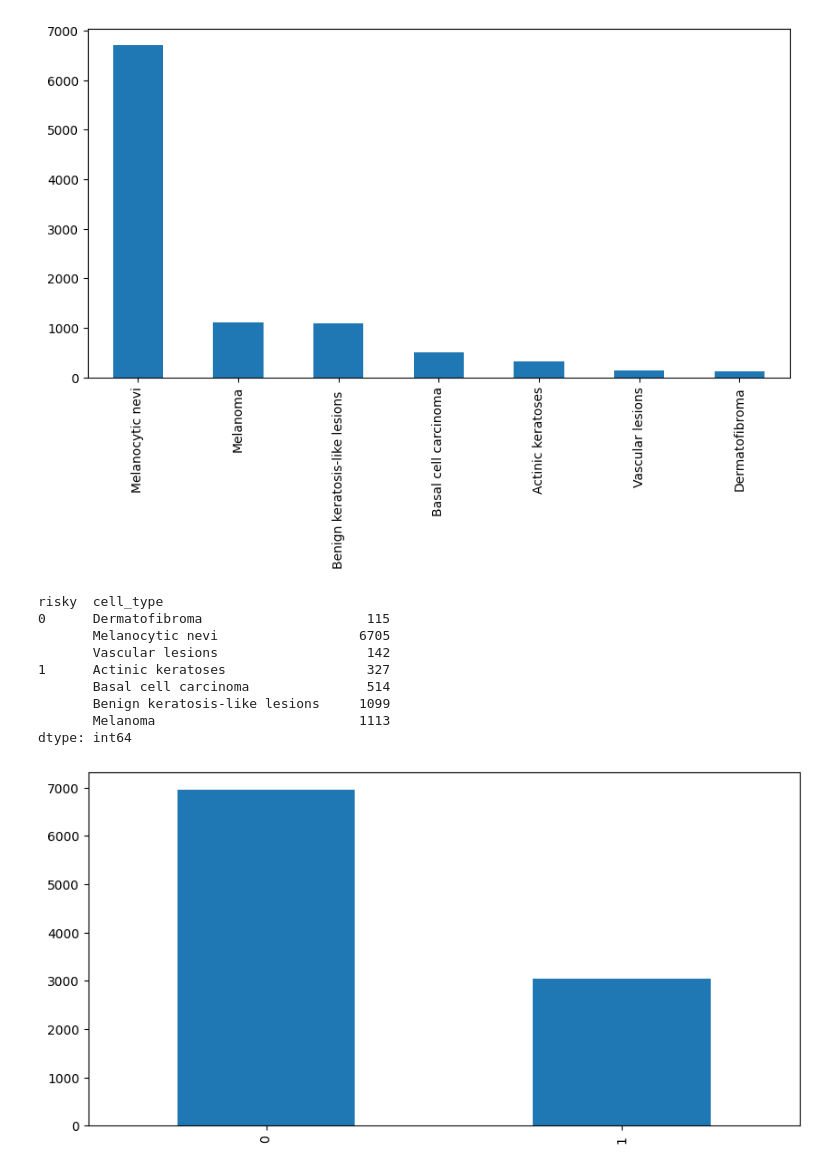
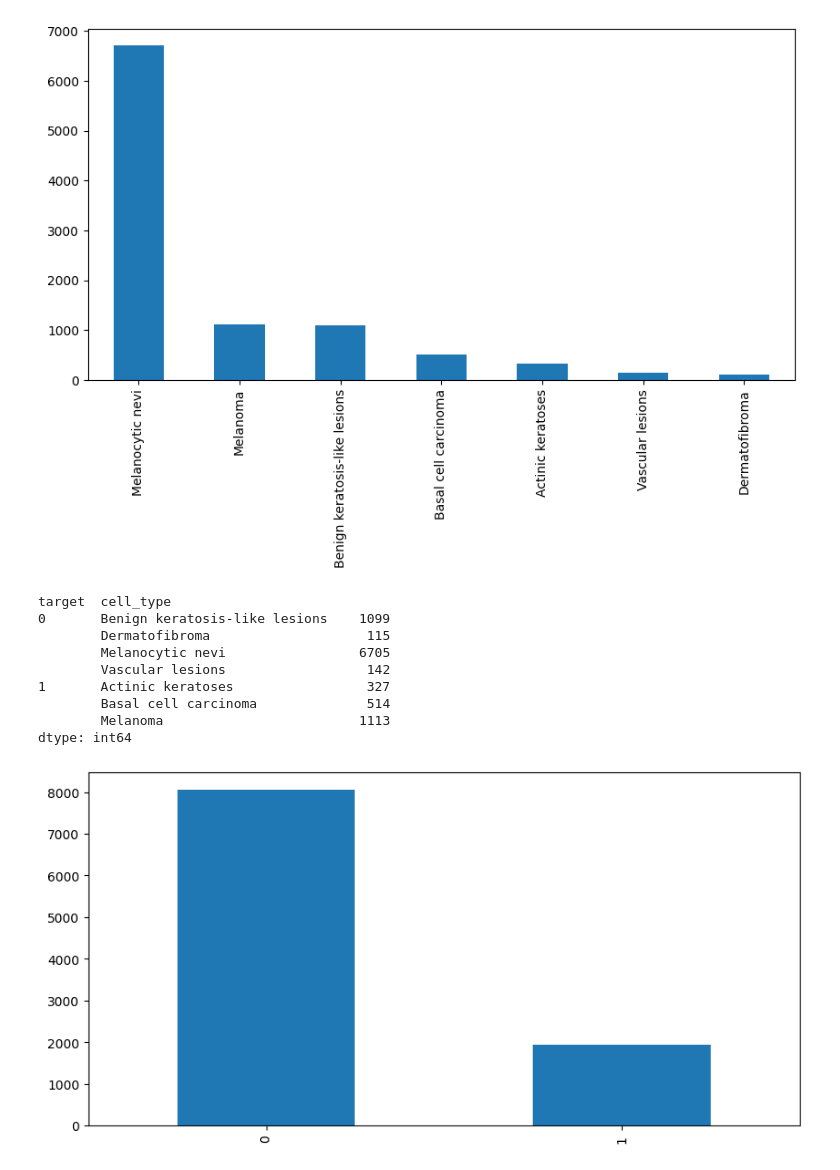
Before and after one commit to samuelfooks/Skin_Cancer_Detection, a Jupyter notebook: image_processing.ipynb, the cells around one changed output. Drawn from its saved outputs; the diff is of its cells as text; code cells hidden in the pictures.

```diff
--- a/image_processing.ipynb
+++ b/image_processing.ipynb
@@ -58,23 +58,23 @@ skin_df['cell_type'].value_counts().plot(kind='bar', ax=ax1)
 [figure]
 # %%
 #Make new column, risky  = 1, not risky = 0
-skin_df['risky'] = skin_df['cell_type'].apply(lambda x : 0 if ((x == 'Melanocytic nevi') | (x == 'Benign keratosis-like lesions') | (x == 'Dermatofibroma') | (x == 'Vascular lesions')) else 1)
+skin_df['target'] = skin_df['cell_type'].apply(lambda x : 0 if ((x == 'Melanocytic nevi') | (x == 'Benign keratosis-like lesions') | (x == 'Dermatofibroma') | (x == 'Vascular lesions')) else 1)
 skin_df['cell_type_idx'] = pd.Categorical(skin_df['cell_type']).codes
 
 fig, ax1 = plt.subplots(1, 1, figsize= (10, 5))
-skin_df['risky'].value_counts().plot(kind='bar', ax=ax1)
+skin_df['target'].value_counts().plot(kind='bar', ax=ax1)
 
-skin_df.groupby(['risky', 'cell_type']).size()
+skin_df.groupby(['target', 'cell_type']).size()
 # %% [output]
-risky  cell_type
-0      Dermatofibroma                     115
-       Melanocytic nevi                  6705
-       Vascular lesions                   142
-1      Actinic keratoses                  327
-       Basal cell carcinoma               514
-       Benign keratosis-like lesions     1099
-       Melanoma                          1113
+target  cell_type
+0       Benign keratosis-like lesions    1099
+        Dermatofibroma                    115
+        Melanocytic nevi                 6705
+        Vascular lesions                  142
+1       Actinic keratoses                 327
+        Basal cell carcinoma              514
+        Melanoma                         1113
 dtype: int64
-[figure, old version]
+[figure, new version]
 # %%
 #split test train
```
Also changed, not shown: parts of 3 cells of this notebook.
